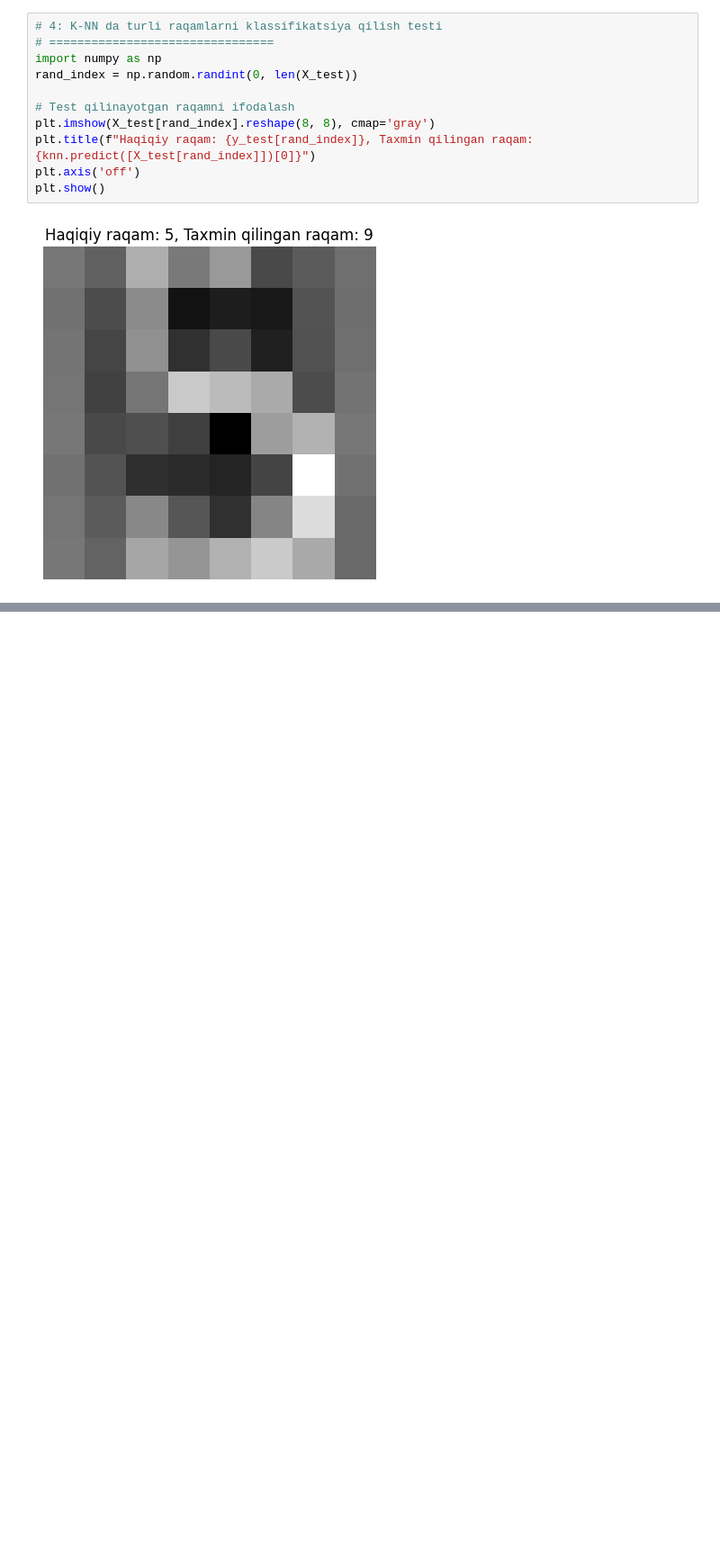
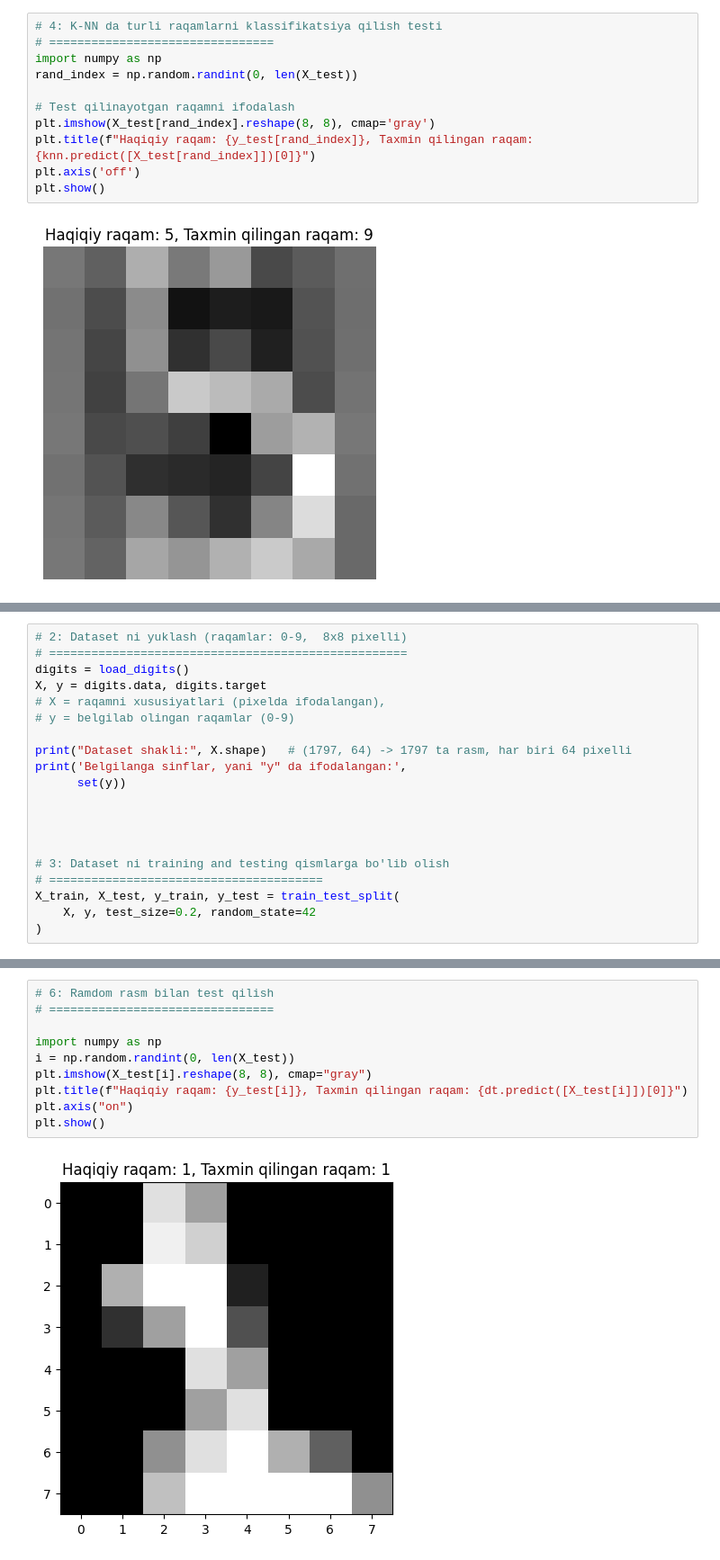
Before and after one commit to fartech00/Prompt-refining, a Jupyter notebook: TAFU_KNN.ipynb, the cells around one changed output, grey strips where cells are left out. Shown at 90% size. Cells and saved outputs as stored; diff of their text form; blank space fills up the shorter version.

```diff
--- a/TAFU_KNN.ipynb
+++ b/TAFU_KNN.ipynb
@@ -111,0 +124,20 @@ plt.show()
+# %%
+# 2: Dataset ni yuklash (raqamlar: 0-9,  8x8 pixelli)
+# ===================================================
+digits = load_digits()
+X, y = digits.data, digits.target
+# X = raqamni xususiyatlari (pixelda ifodalangan),
+# y = belgilab olingan raqamlar (0-9)
+
+print("Dataset shakli:", X.shape)   # (1797, 64) -> 1797 ta rasm, har biri 64 pixelli
+print('Belgilanga sinflar, yani "y" da ifodalangan:',
+      set(y))
+
+
+
+
+# 3: Dataset ni training and testing qismlarga bo'lib olish
+# =======================================
+X_train, X_test, y_train, y_test = train_test_split(
+    X, y, test_size=0.2, random_state=42
+)
@@ -111,0 +161,12 @@ plt.show()
+# %%
+# 6: Ramdom rasm bilan test qilish
+# ================================
+
+import numpy as np
+i = np.random.randint(0, len(X_test))
+plt.imshow(X_test[i].reshape(8, 8), cmap="gray")
+plt.title(f"Haqiqiy raqam: {y_test[i]}, Taxmin qilingan raqam: {dt.predict([X_test[i]])[0]}")
+plt.axis("on")
+plt.show()
+# %% [output]
+[figure, added]
```
Also changed, not shown: parts of 6 cells of this notebook.
